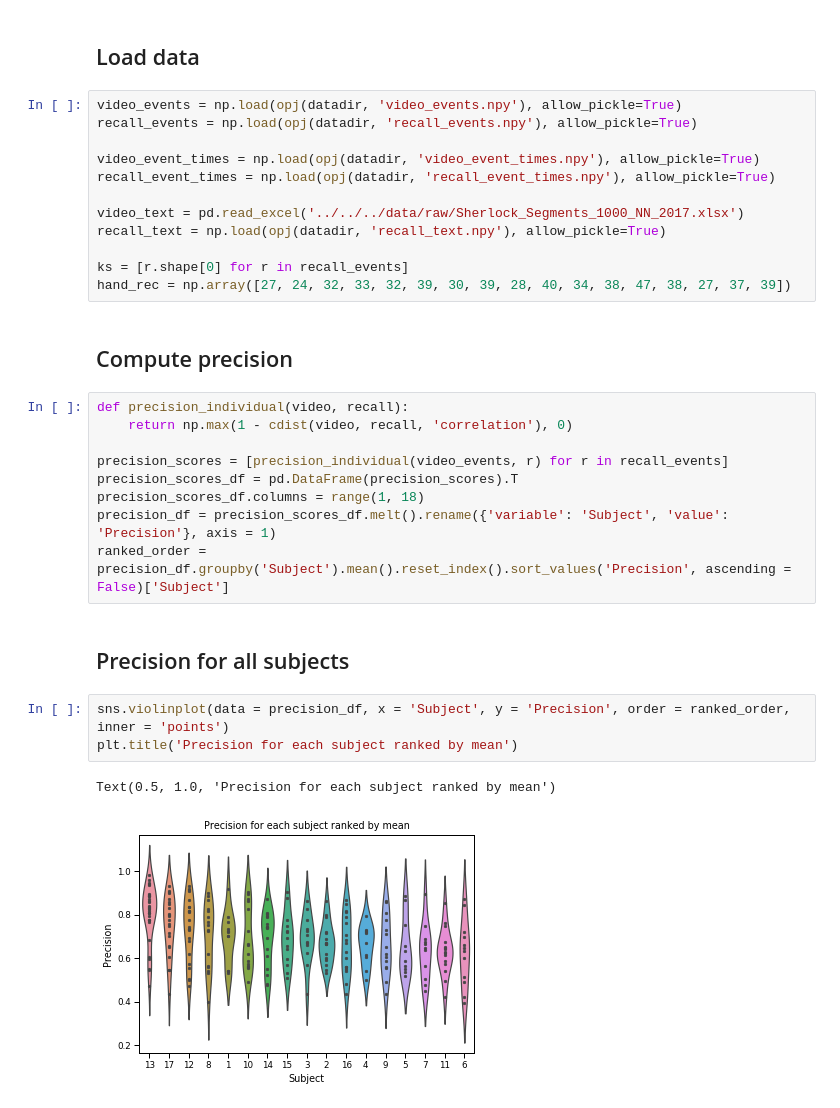
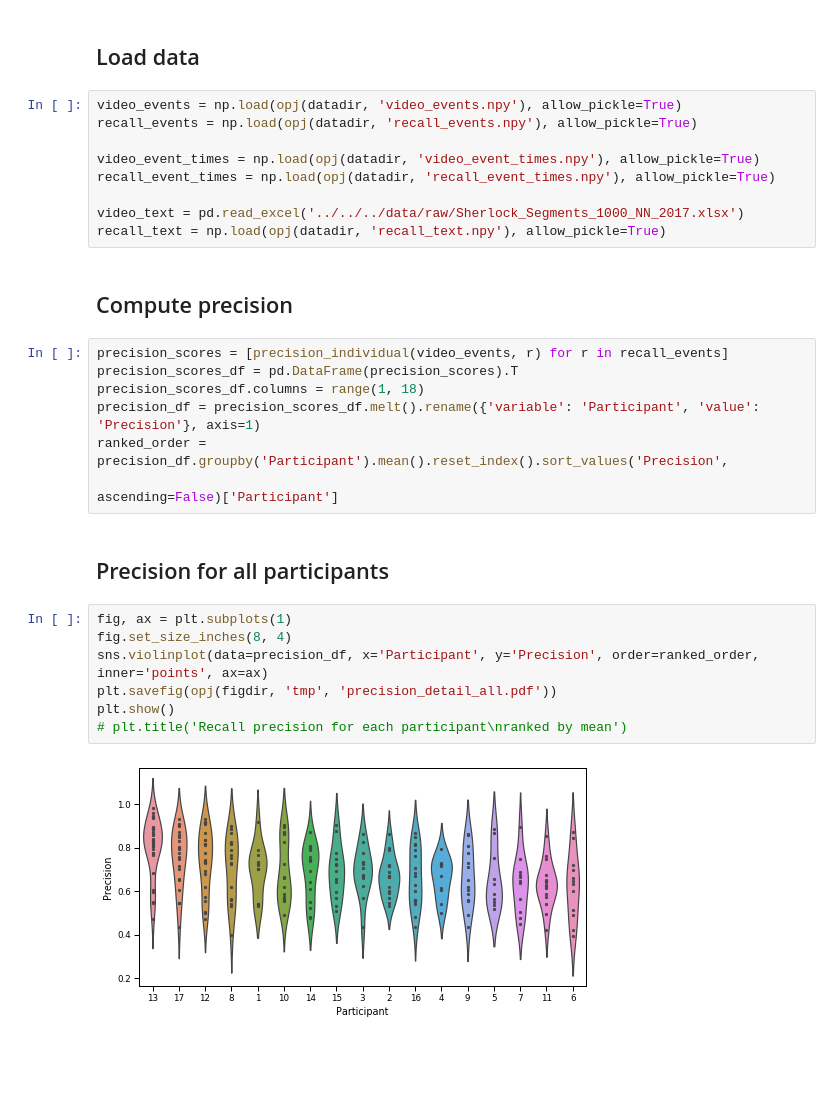
Before and after one commit to ContextLab/sherlock-topic-model-paper, a Jupyter notebook: code/notebooks/main/precision_detail.ipynb, the cells around one changed output. Cells and saved outputs as stored; diff of their text form; blank space fills up the shorter version.

Commit message:
updates to precision_detail notebook

```diff
--- a/code/notebooks/main/precision_detail.ipynb
+++ b/code/notebooks/main/precision_detail.ipynb
@@ -37,25 +52,23 @@ recall_event_times = np.load(opj(datadir, 'recall_event_times.npy'), allow_pickl
 
 video_text = pd.read_excel('../../../data/raw/Sherlock_Segments_1000_NN_2017.xlsx')
 recall_text = np.load(opj(datadir, 'recall_text.npy'), allow_pickle=True)
-
-ks = [r.shape[0] for r in recall_events]
-hand_rec = np.array([27, 24, 32, 33, 32, 39, 30, 39, 28, 40, 34, 38, 47, 38, 27, 37, 39])
 # %% [markdown]
 ## Compute precision
 # %%
-def precision_individual(video, recall):
-    return np.max(1 - cdist(video, recall, 'correlation'), 0)
-
 precision_scores = [precision_individual(video_events, r) for r in recall_events]
 precision_scores_df = pd.DataFrame(precision_scores).T
 precision_scores_df.columns = range(1, 18)
-precision_df = precision_scores_df.melt().rename({'variable': 'Subject', 'value': 'Precision'}, axis = 1)
-ranked_order = precision_df.groupby('Subject').mean().reset_index().sort_values('Precision', ascending = False)['Subject']
+precision_df = precision_scores_df.melt().rename({'variable': 'Participant', 'value': 'Precision'}, axis=1)
+ranked_order = precision_df.groupby('Participant').mean().reset_index().sort_values('Precision',
+                                                                                    ascending=False)['Participant']
 # %% [markdown]
-## Precision for all subjects
+## Precision for all participants
 # %%
-sns.violinplot(data = precision_df, x = 'Subject', y = 'Precision', order = ranked_order, inner = 'points')
-plt.title('Precision for each subject ranked by mean')
+fig, ax = plt.subplots(1)
+fig.set_size_inches(8, 4)
+sns.violinplot(data=precision_df, x='Participant', y='Precision', order=ranked_order, inner='points', ax=ax)
+plt.savefig(opj(figdir, 'tmp', 'precision_detail_all.pdf'))
+plt.show()
+# plt.title('Recall precision for each participant\nranked by mean')
 # %% [output]
-Text(0.5, 1.0, 'Precision for each subject ranked by mean')
-[figure, old version]
+[figure, new version]
```
Also changed, not shown: parts of 18 cells of this notebook.
